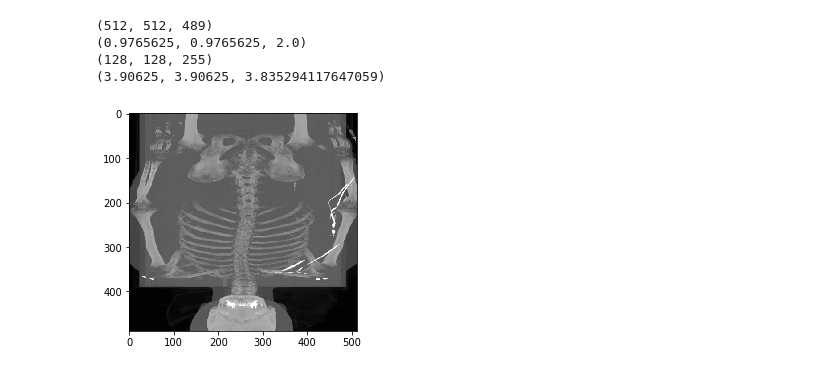
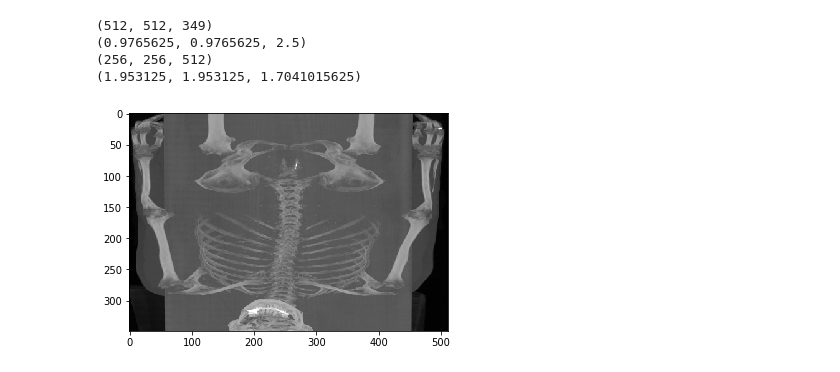
Before and after one commit to wendyrvllr/Dicom-To-CNN, a Jupyter notebook: script_preprocess_ct.ipynb, the cells around one changed output. Saved outputs shown, nothing was run; the diff lists cells and outputs as text; code cells hidden in the pictures.

```diff
--- a/script_preprocess_ct.ipynb
+++ b/script_preprocess_ct.ipynb
@@ -7,20 +42,20 @@ from library_dicom.dicom_processor.model.SeriesCT import SeriesCT
 # %%
-ct_2 = r'C:\Users\wendy\Documents\STAGE\1.3.51.0.1.1.10.59.68.153.13234026.5114204_nifti_CT.nii'
+ct_2 = r'C:\Users\wendy\Documents\STAGE\preprocess\1.2.276.0.7230010.3.2.303858_nifti_CT.nii'
 
 img = read_nifti_ct(ct_2)
 print(img.GetSize())
 print(img.GetSpacing())
 arr = sitk.GetArrayFromImage(img)
 plt.imshow(np.amax(arr, axis = 1), cmap = plt.cm.gray)
 new_origin = img.GetOrigin()
 img = normalize_CT(img)
 img = resample_CT(img, new_origin)
 print(img.GetSize())
 print(img.GetSpacing())
 # %% [output]
-(512, 512, 489)
-(0.9765625, 0.9765625, 2.0)
-(128, 128, 255)
-(3.90625, 3.90625, 3.835294117647059)
+(512, 512, 349)
+(0.9765625, 0.9765625, 2.5)
+(256, 256, 512)
+(1.953125, 1.953125, 1.7041015625)
-[figure, old version]
+[figure, new version]
 # %%
```
Also changed, not shown: parts of 9 cells of this notebook, 1 other file.
